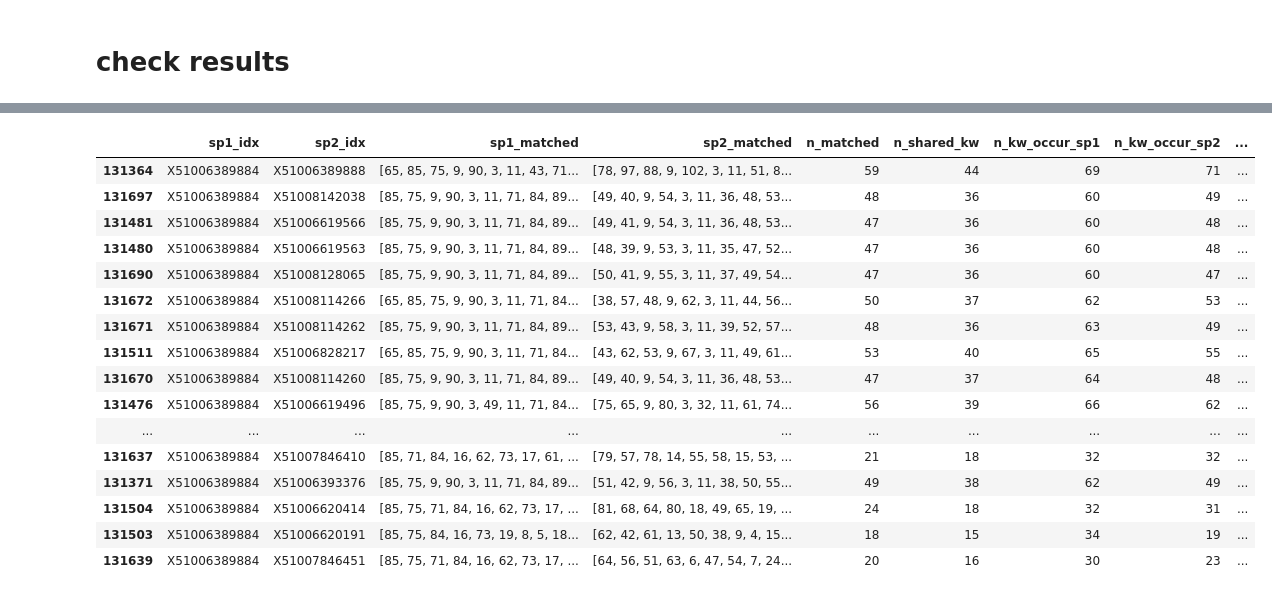
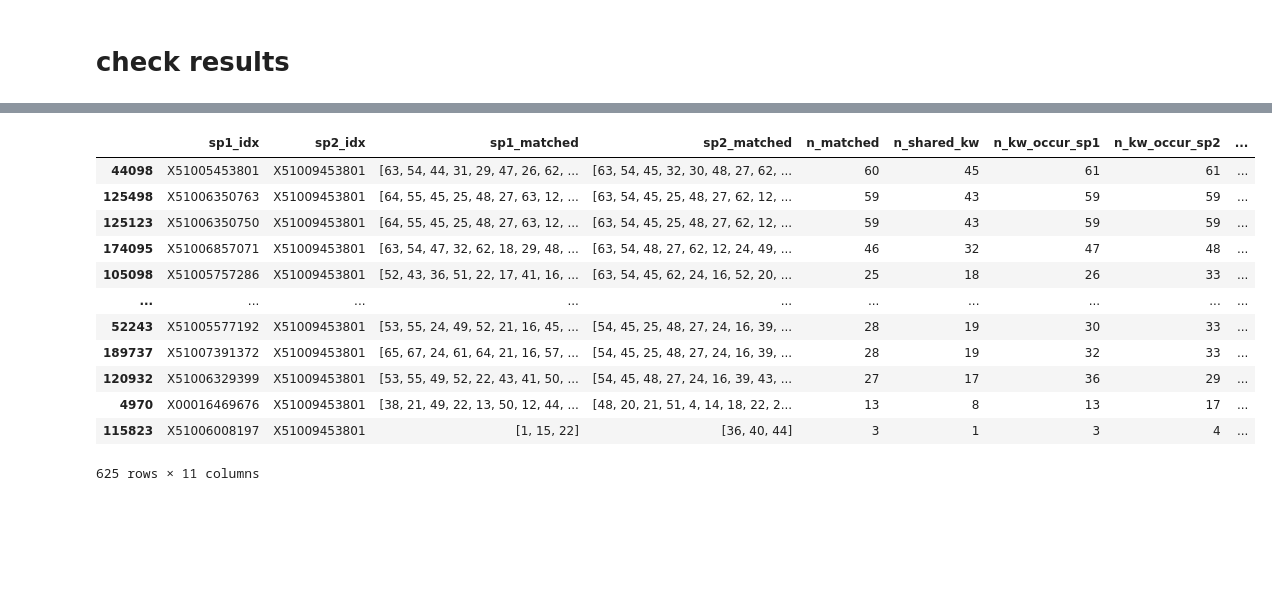
Before and after one commit to caca0513/TreasureHunter, a Jupyter notebook: notebook/workshop.ipynb, the cells around one changed output, grey strips where cells are left out. Cells and saved outputs as stored; diff of their text form; code cells hidden in the pictures; blank space fills up the shorter version.

```diff
--- a/notebook/workshop.ipynb
+++ b/notebook/workshop.ipynb
@@ -67,3 +23,7 @@ avg time per pair: 0:00:00.041883
+# %%
+samples = load_or_generate_samples_dict('samples_dict.pkl', data_root)
+# %%
+df = load_or_generate_df('df_with_matched.pkl', data_root, samples)
 # %% [raw]
 #def show_samples(sps, s, size=(50, 20))
 
@@ -92,8 +52,8 @@ df
 # %% [markdown]
 # check results
 # %%
-sp_fn = 'X51006389884'
-df_sp = df[df['sp1_idx']==sp_fn]
+sp_fn = 'X51009453801'
+df_sp = df[(df['sp1_idx']==sp_fn)|(df['sp2_idx']==sp_fn)]
 
 f, axs = plt.subplots(1, 2, figsize=(16,8))
 axs[0].scatter(df_sp['norm_diff_avg'], df_sp['norm_diff_std'])
@@ -123,23 +83,19 @@ hs
  <BarContainer object of 50 artists>)
 # %%
-df_sp[df_sp['norm_avg_std']<0.15].sort_values('norm_avg_std')
+df_sp[df_sp['norm_avg_std']<1.15].sort_values('norm_avg_std')
 # %% [output]
 |  | sp1_idx | sp2_idx | sp1_matched | sp2_matched | n_matched | n_shared_kw | n_kw_occur_sp1 | n_kw_occur_sp2 | ... |
-| 131364 | X51006389884 | X51006389888 | [65, 85, 75, 9, 90, 3, 11, 43, 71... | [78, 97, 88, 9, 102, 3, 11, 51, 8... | 59 | 44 | 69 | 71 | ... |
-| 131697 | X51006389884 | X51008142038 | [85, 75, 9, 90, 3, 11, 71, 84, 89... | [49, 40, 9, 54, 3, 11, 36, 48, 53... | 48 | 36 | 60 | 49 | ... |
-| 131481 | X51006389884 | X51006619566 | [85, 75, 9, 90, 3, 11, 71, 84, 89... | [49, 41, 9, 54, 3, 11, 36, 48, 53... | 47 | 36 | 60 | 48 | ... |
-| 131480 | X51006389884 | X51006619563 | [85, 75, 9, 90, 3, 11, 71, 84, 89... | [48, 39, 9, 53, 3, 11, 35, 47, 52... | 47 | 36 | 60 | 48 | ... |
-| 131690 | X51006389884 | X51008128065 | [85, 75, 9, 90, 3, 11, 71, 84, 89... | [50, 41, 9, 55, 3, 11, 37, 49, 54... | 47 | 36 | 60 | 47 | ... |
-| 131672 | X51006389884 | X51008114266 | [65, 85, 75, 9, 90, 3, 11, 71, 84... | [38, 57, 48, 9, 62, 3, 11, 44, 56... | 50 | 37 | 62 | 53 | ... |
-| 131671 | X51006389884 | X51008114262 | [85, 75, 9, 90, 3, 11, 71, 84, 89... | [53, 43, 9, 58, 3, 11, 39, 52, 57... | 48 | 36 | 63 | 49 | ... |
-| 131511 | X51006389884 | X51006828217 | [65, 85, 75, 9, 90, 3, 11, 71, 84... | [43, 62, 53, 9, 67, 3, 11, 49, 61... | 53 | 40 | 65 | 55 | ... |
-| 131670 | X51006389884 | X51008114260 | [85, 75, 9, 90, 3, 11, 71, 84, 89... | [49, 40, 9, 54, 3, 11, 36, 48, 53... | 47 | 37 | 64 | 48 | ... |
-| 131476 | X51006389884 | X51006619496 | [85, 75, 9, 90, 3, 49, 11, 71, 84... | [75, 65, 9, 80, 3, 32, 11, 61, 74... | 56 | 39 | 66 | 62 | ... |
+| 44098 | X51005453801 | X51009453801 | [63, 54, 44, 31, 29, 47, 26, 62, ... | [63, 54, 45, 32, 30, 48, 27, 62, ... | 60 | 45 | 61 | 61 | ... |
+| 125498 | X51006350763 | X51009453801 | [64, 55, 45, 25, 48, 27, 63, 12, ... | [63, 54, 45, 25, 48, 27, 62, 12, ... | 59 | 43 | 59 | 59 | ... |
+| 125123 | X51006350750 | X51009453801 | [64, 55, 45, 25, 48, 27, 63, 12, ... | [63, 54, 45, 25, 48, 27, 62, 12, ... | 59 | 43 | 59 | 59 | ... |
+| 174095 | X51006857071 | X51009453801 | [63, 54, 47, 32, 62, 18, 29, 48, ... | [63, 54, 48, 27, 62, 12, 24, 49, ... | 46 | 32 | 47 | 48 | ... |
+| 105098 | X51005757286 | X51009453801 | [52, 43, 36, 51, 22, 17, 41, 16, ... | [63, 54, 45, 62, 24, 16, 52, 20, ... | 25 | 18 | 26 | 33 | ... |
 | ... | ... | ... | ... | ... | ... | ... | ... | ... | ... |
-| 131637 | X51006389884 | X51007846410 | [85, 71, 84, 16, 62, 73, 17, 61, ... | [79, 57, 78, 14, 55, 58, 15, 53, ... | 21 | 18 | 32 | 32 | ... |
-| 131371 | X51006389884 | X51006393376 | [85, 75, 9, 90, 3, 11, 71, 84, 89... | [51, 42, 9, 56, 3, 11, 38, 50, 55... | 49 | 38 | 62 | 49 | ... |
-| 131504 | X51006389884 | X51006620414 | [85, 75, 71, 84, 16, 62, 73, 17, ... | [81, 68, 64, 80, 18, 49, 65, 19, ... | 24 | 18 | 32 | 31 | ... |
-| 131503 | X51006389884 | X51006620191 | [85, 75, 84, 16, 73, 19, 8, 5, 18... | [62, 42, 61, 13, 50, 38, 9, 4, 15... | 18 | 15 | 34 | 19 | ... |
-| 131639 | X51006389884 | X51007846451 | [85, 75, 71, 84, 16, 62, 73, 17, ... | [64, 56, 51, 63, 6, 47, 54, 7, 24... | 20 | 16 | 30 | 23 | ... |
+| 52243 | X51005577192 | X51009453801 | [53, 55, 24, 49, 52, 21, 16, 45, ... | [54, 45, 25, 48, 27, 24, 16, 39, ... | 28 | 19 | 30 | 33 | ... |
+| 189737 | X51007391372 | X51009453801 | [65, 67, 24, 61, 64, 21, 16, 57, ... | [54, 45, 25, 48, 27, 24, 16, 39, ... | 28 | 19 | 32 | 33 | ... |
+| 120932 | X51006329399 | X51009453801 | [53, 55, 49, 52, 22, 43, 41, 50, ... | [54, 45, 48, 27, 24, 16, 39, 43, ... | 27 | 17 | 36 | 29 | ... |
+| 4970 | X00016469676 | X51009453801 | [38, 21, 49, 22, 13, 50, 12, 44, ... | [48, 20, 21, 51, 4, 14, 18, 22, 2... | 13 | 8 | 13 | 17 | ... |
+| 115823 | X51006008197 | X51009453801 | [1, 15, 22] | [36, 40, 44] | 3 | 1 | 3 | 4 | ... |
+625 rows × 11 columns
 # %%
 # show mapping
```
Also changed, not shown: parts of 6 cells of this notebook, 2 other files.
